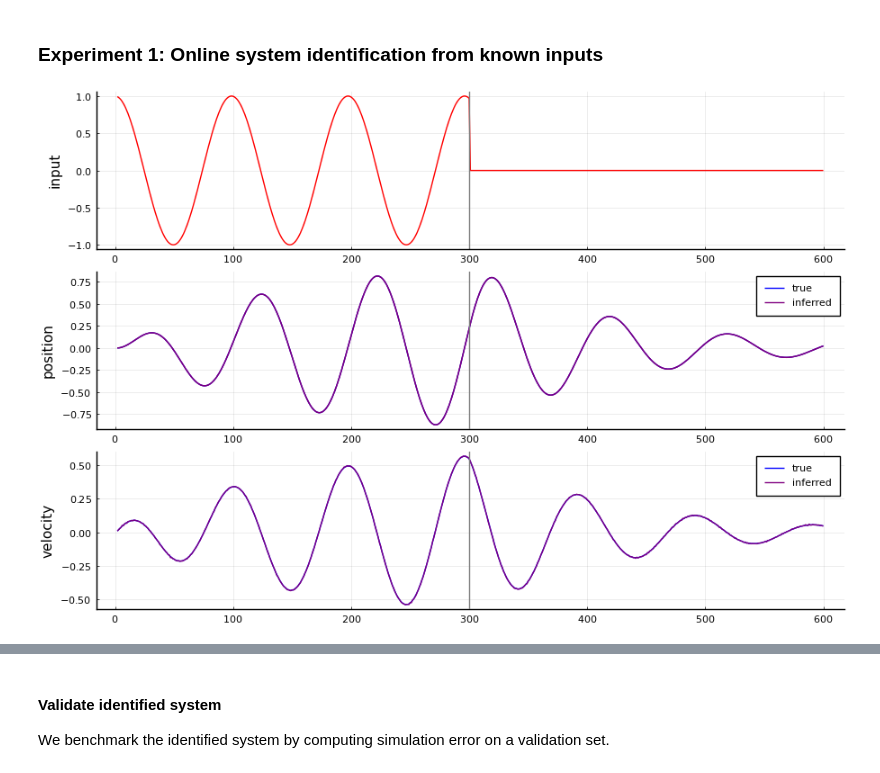
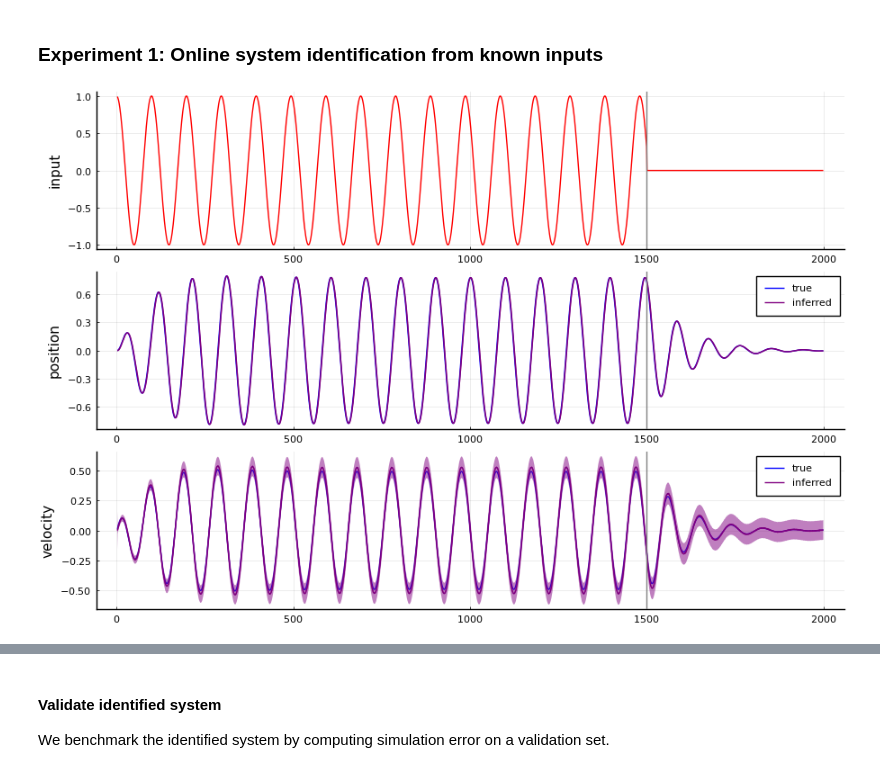
Before and after one commit to wmkouw/actinf-oscillator, a Jupyter notebook: demo_ActInf-GFX-oscillator.ipynb, the cells around one changed output, grey strips where cells are left out. Cells and saved outputs as stored; diff of their text form; code cells hidden in the pictures.

```diff
--- a/demo_ActInf-GFX-oscillator.ipynb
+++ b/demo_ActInf-GFX-oscillator.ipynb
@@ -270,8 +273,8 @@ eval(Meta.parse(algorithmSourceCode(algo)));
 ### Experiment 1: Online system identification from known inputs
 # %%
 # Time horizon
-T = 600
-stop = T-300
+T = 2000
+stop = T-500
 
 # Design input signal
 input = [cos.(Δt .*(1:stop).* 2/π); zeros(length(stop+1:T),)];
@@ -348,24 +344,24 @@ end
 # %%
 # Inputs
 p201 = plot(2:T, input[2:T], color="red", ylabel="input", label="")
 vline!([stop], color="gray", label="")
 
 # Position
 p202 = plot(2:T, states[2:T,1], color="blue", ylabel="position", label="true")
 # scatter!(2:T, output[2:T], markersize=2, alpha=0.5, color="black", label="outputs")
 plot!(2:T, est_states[1][2:T,1], color="purple", label="inferred")
 plot!(2:T, est_states[1][2:T,1], ribbon=[sqrt.(est_states[2][2:T,1]), sqrt.(est_states[2][2:T,1])], alpha=0.5, color="purple", label="")
 vline!([stop], color="gray", label="")
 
 # Velocity
 p203 = plot(2:T, states[2:T,2], color="blue", ylabel="velocity", label="true")
 plot!(2:T, est_states[1][2:T,2], color="purple", label="inferred")
-# plot!(2:T, est_states[1][2:T,2], ribbon=[sqrt.(est_states[2][2:T,2]), sqrt.(est_states[2][2:T,2])], alpha=0.5, color="purple", label="")
+plot!(2:T, est_states[1][2:T,2], ribbon=[sqrt.(est_states[2][2:T,2]), sqrt.(est_states[2][2:T,2])], alpha=0.5, color="purple", label="")
 vline!([stop], color="gray", label="")
 
 plot(p201, p202, p203, layout=(3,1), size=(900,600))
 # %% [output]
-[figure, old version]
+[figure, new version]
 # %%
 # First state coefficient
 p201 = plot(2:T, est_coeffs[1][2:T,1], color="purple1", ylabel="θ1", label="inferred")
```
Also changed, not shown: parts of 26 cells of this notebook, 4 other files.
